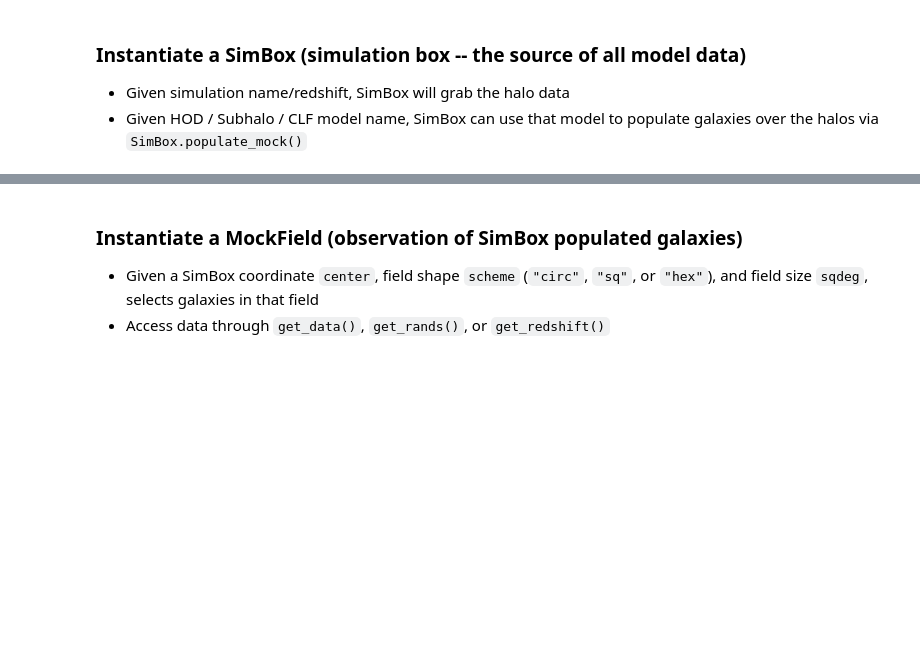
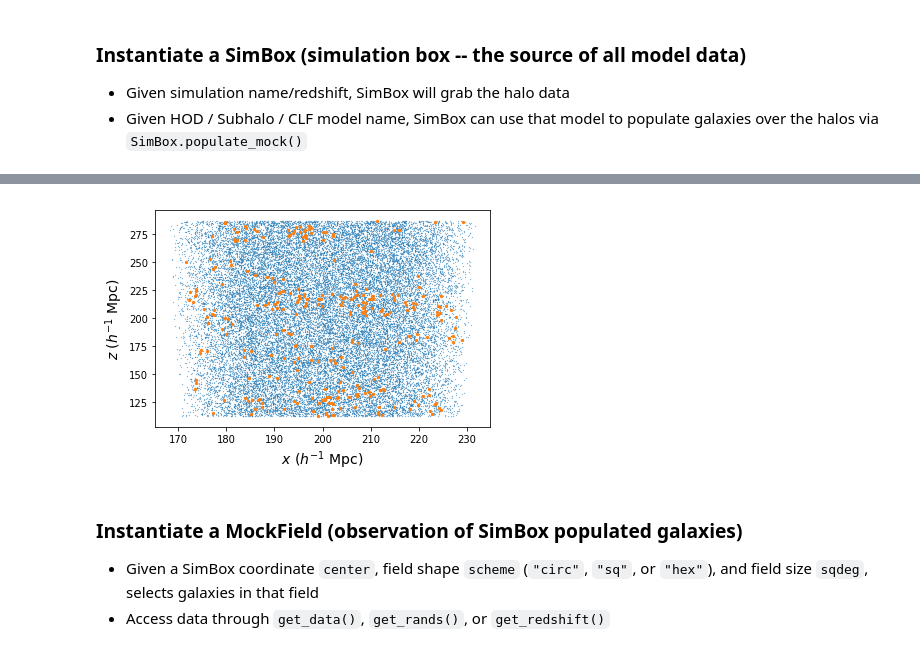
Before and after one commit to AlanPearl/mocksurvey, a Jupyter notebook: Tutorial.ipynb, the cells around one changed output, grey strips where cells are left out. Saved outputs shown, nothing was run; the diff lists cells and outputs as text; code cells hidden in the pictures; blank space fills up the shorter version.

```diff
--- a/Tutorial.ipynb
+++ b/Tutorial.ipynb
@@ -41,0 +48,5 @@ simbox.populate_mock()
+# %%
+field = simbox.boxfield()
+field.make_rands(density_factor=100)
+# %% [output]
+[figure, added]
```
Also changed, not shown: parts of 9 cells of this notebook, 3 other files.
